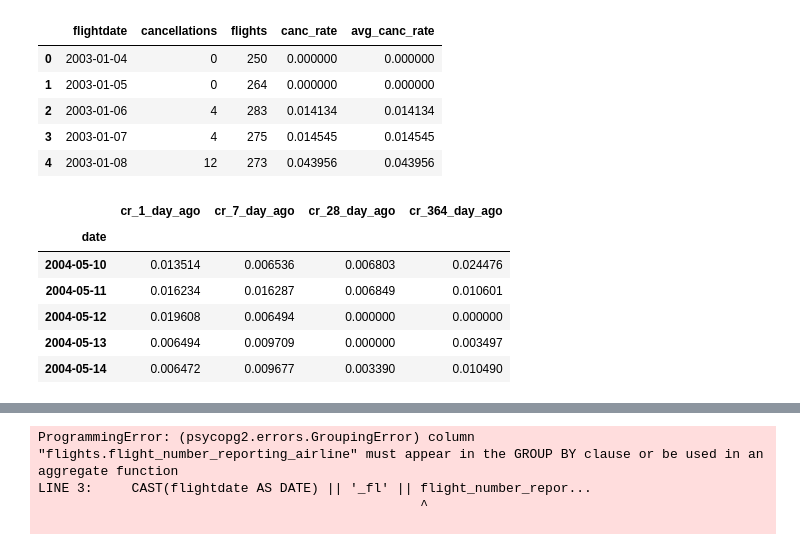
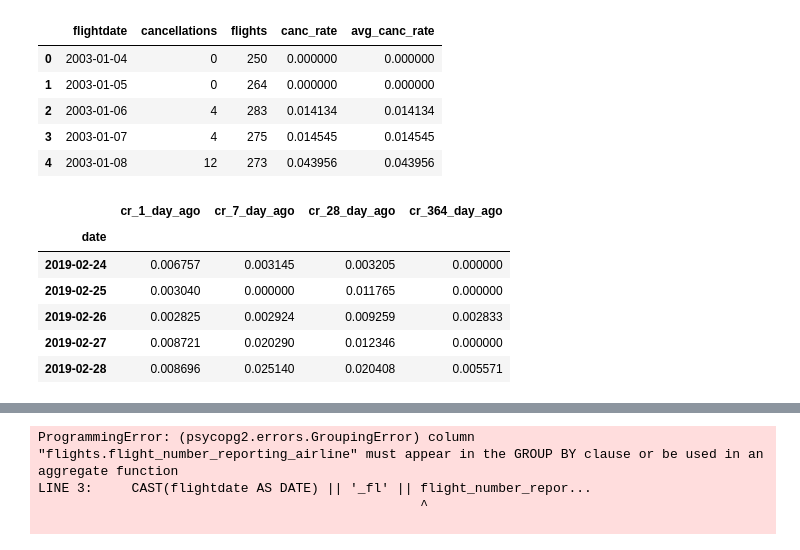
Before and after one commit to BotScutters/predicting-flight-cancellations, a Jupyter notebook: notebooks/mvp.ipynb, the cells around one changed output, grey strips where cells are left out. Drawn from its saved outputs; the diff is of its cells as text; code cells hidden in the pictures.

```diff
--- a/notebooks/mvp.ipynb
+++ b/notebooks/mvp.ipynb
@@ -618,33 +870,32 @@ pd.read_sql(q, engine)
 | 3 | 2003-01-07 | 4 | 275 | 0.014545 | 0.014545 |
 | 4 | 2003-01-08 | 12 | 273 | 0.043956 | 0.043956 |
 # %%
-def get_past_c_rates():
+def prev_average():
     """
     Returns average cancellation rate of n days ago
     """
     q = f"""
     SELECT
         CAST(flightdate AS DATE) AS date,
         LAG(AVG(cancelled), 1) OVER(ORDER BY flightdate) AS CR_1_day_ago,
         LAG(AVG(cancelled), 7) OVER(ORDER BY flightdate) AS CR_7_day_ago,
         LAG(AVG(cancelled), 28) OVER(ORDER BY flightdate) AS CR_28_day_ago,
         LAG(AVG(cancelled), 364) OVER(ORDER BY flightdate) AS CR_364_day_ago
     FROM flights
     WHERE
         origin = 'SEA'
     GROUP BY flightdate
     ORDER BY flightdate
-    LIMIT 500;
-    """
+    ;"""
     return pd.read_sql(q, engine, index_col='date')
 
 lags = prev_average()
 lags.tail()
 # %% [output]
 |  | cr_1_day_ago | cr_7_day_ago | cr_28_day_ago | cr_364_day_ago |
 | date |  |  |  |  |
-| 2004-05-10 | 0.013514 | 0.006536 | 0.006803 | 0.024476 |
-| 2004-05-11 | 0.016234 | 0.016287 | 0.006849 | 0.010601 |
-| 2004-05-12 | 0.019608 | 0.006494 | 0.000000 | 0.000000 |
-| 2004-05-13 | 0.006494 | 0.009709 | 0.000000 | 0.003497 |
-| 2004-05-14 | 0.006472 | 0.009677 | 0.003390 | 0.010490 |
+| 2019-02-24 | 0.006757 | 0.003145 | 0.003205 | 0.000000 |
+| 2019-02-25 | 0.003040 | 0.000000 | 0.011765 | 0.000000 |
+| 2019-02-26 | 0.002825 | 0.002924 | 0.009259 | 0.002833 |
+| 2019-02-27 | 0.008721 | 0.020290 | 0.012346 | 0.000000 |
+| 2019-02-28 | 0.008696 | 0.025140 | 0.020408 | 0.005571 |
```
Also changed, not shown: parts of 40 cells of this notebook, 1 other file.
